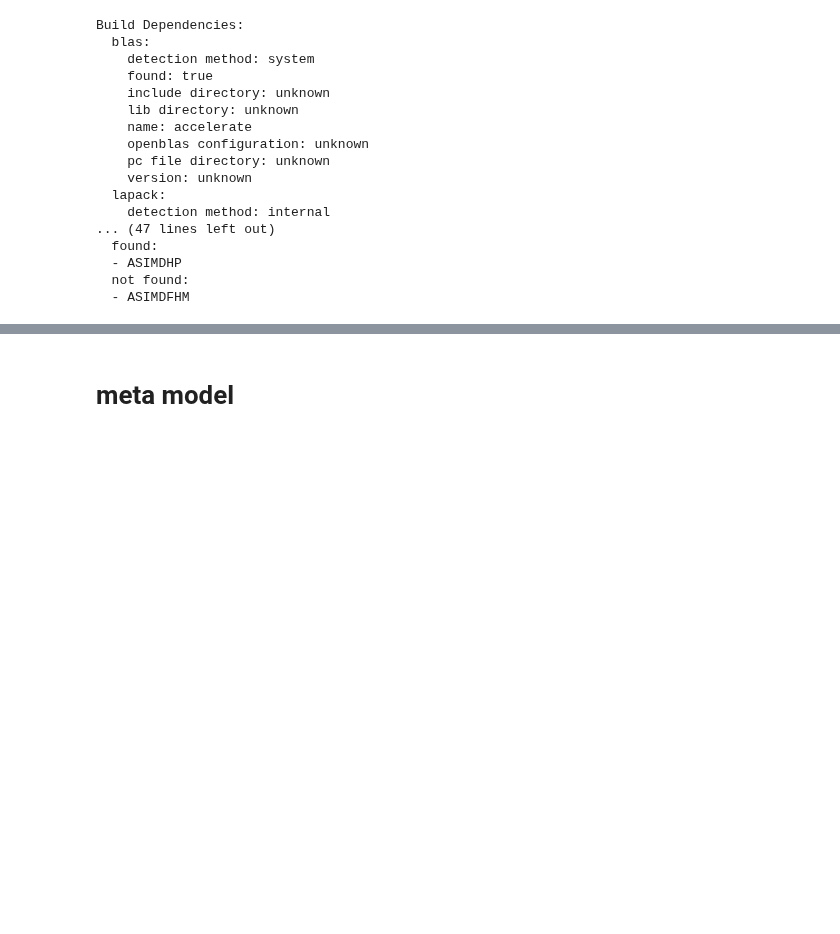
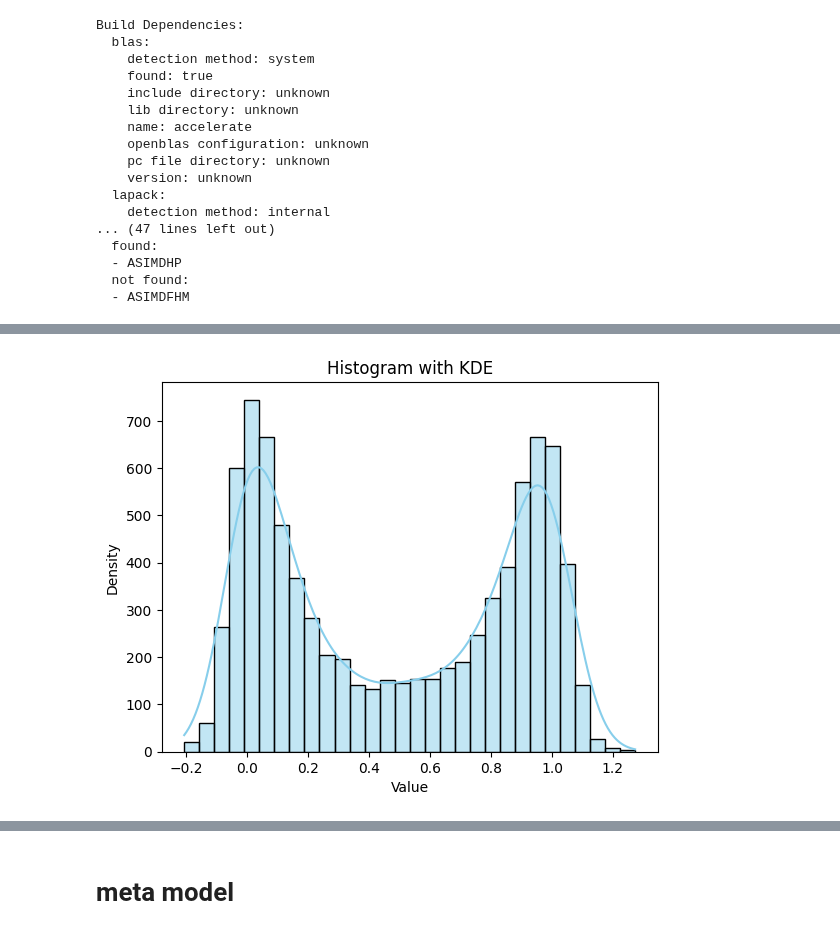
Before and after one commit to ArtiPyHeart/jesse-trade, a Jupyter notebook: models.ipynb, the cells around one changed output, grey strips where cells are left out. Saved outputs shown, nothing was run; the diff lists cells and outputs as text; code cells hidden in the pictures; blank space fills up the shorter version.

```diff
--- a/models.ipynb
+++ b/models.ipynb
@@ -22,0 +39,16 @@ Build Dependencies:
+# %%
+from sklearn.model_selection import train_test_split
+from custom_indicators.selection import SIDE_1M, SIDE_3M, SIDE_15M
+
+side_features_col = SIDE_1M + SIDE_3M + SIDE_15M
+valid_mask = (df_label_side["bin"].astype(int) != 0).tolist()
+side_features = df_features[valid_mask][side_features_col]
+side_label = (df_label_side[valid_mask]["bin"].astype(int) == 1).astype(int)
+
+train_test_split_point = int(side_features.shape[0] * 0.8)
+side_features_train = side_features.iloc[:train_test_split_point]
+side_features_test = side_features.iloc[train_test_split_point:]
+side_label_train = side_label.iloc[:train_test_split_point]
+side_label_test = side_label.iloc[train_test_split_point:]
+
+side_label_test.value_counts()
@@ -22,0 +140,27 @@ Build Dependencies:
+# %%
+params = {
+    "num_leaves": 147,
+    "max_depth": 53,
+    "min_gain_to_split": 0.1158271068286316,
+    "min_data_in_leaf": 159,
+    "lambda_l1": 0.5811698400764838,
+    "lambda_l2": 0.846442582234547,
+}
+dtrain = lgb.Dataset(side_features_train, side_label_train)
+dtest = lgb.Dataset(side_features_test, side_label_test)
+model = lgb.train(params, dtrain, valid_sets=[dtest], num_boost_round=556)
+# %%
+import matplotlib.pyplot as plt
+import seaborn as sns
+
+res = model.predict(
+    df_features[side_features_col][df_label_side["bin"].astype(int) != 0]
+)
+
+sns.histplot(res, kde=True, bins=30, color="skyblue", edgecolor="black")
+plt.xlabel("Value")
+plt.ylabel("Density")
+plt.title("Histogram with KDE")
+plt.show()
+# %% [output]
+[figure, added]
```
Also changed, not shown: parts of 7 cells of this notebook, 11 other files.
